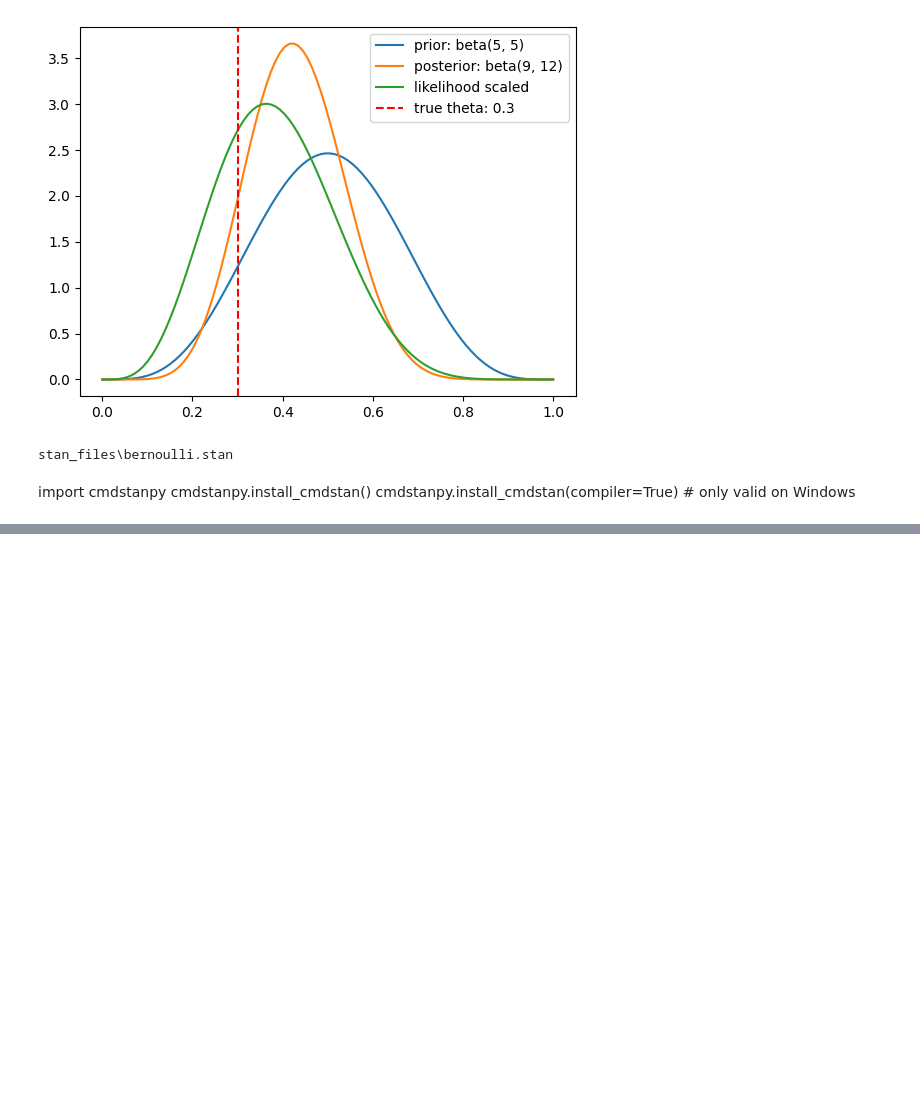
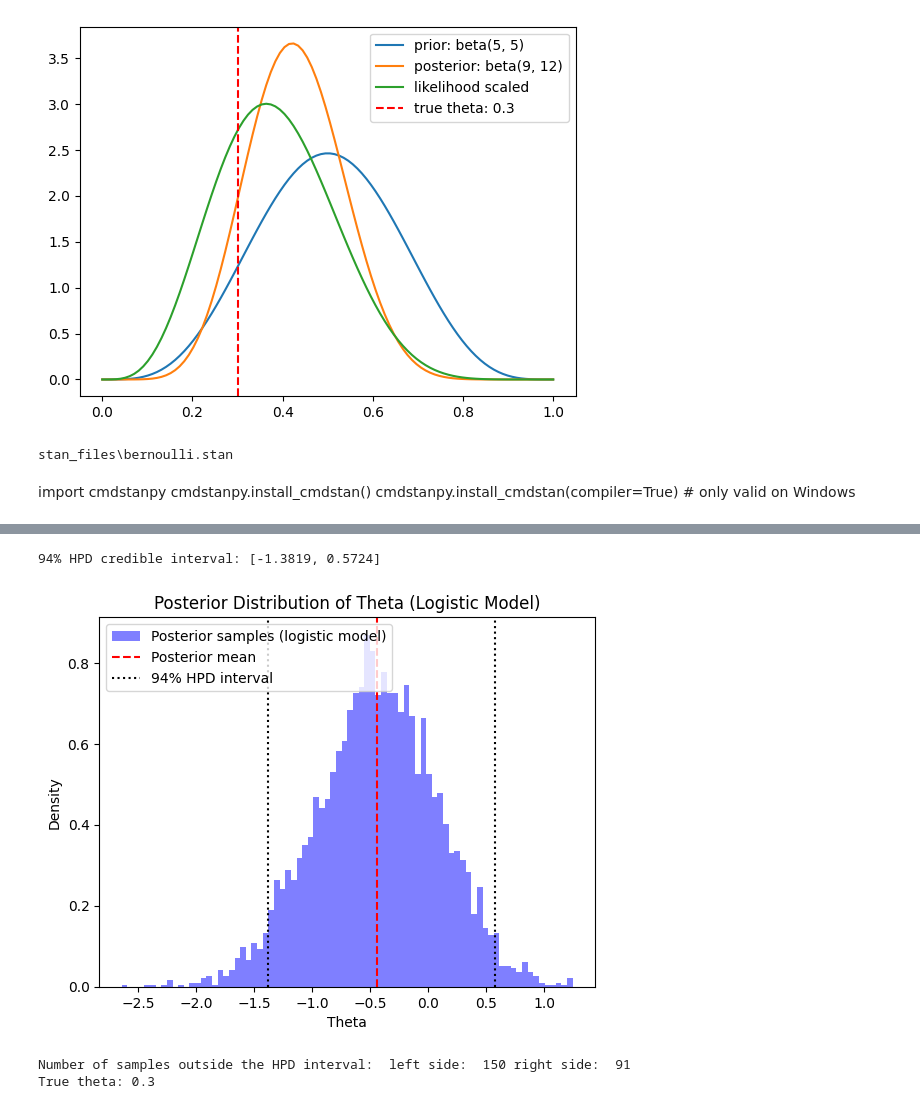
Before and after one commit to yongduek/KOS6313, a Jupyter notebook: beta_bernoulli.ipynb, the cells around one changed output, grey strips where cells are left out. Saved outputs shown, nothing was run; the diff lists cells and outputs as text; code cells hidden in the pictures; blank space fills up the shorter version.

Commit message:
add credible interval

```diff
--- a/beta_bernoulli.ipynb
+++ b/beta_bernoulli.ipynb
@@ -339,0 +418,30 @@ plt.show()
+# %%
+import arviz as az
+
+# Compute the 94% HPD (smallest credible interval)
+hpd_interval = az.hdi(theta_samples_logistic, hdi_prob=0.94)
+print(f"94% HPD credible interval: [{hpd_interval[0]:.4f}, {hpd_interval[1]:.4f}]")
+
+# Plot with HPD interval
+plt.hist(theta_samples_logistic, bins=80, density=True, alpha=0.5, color='blue', label='Posterior samples (logistic model)')
+plt.axvline(np.mean(theta_samples_logistic), color='red', linestyle='dashed', label='Posterior mean')
+plt.axvline(hpd_interval[0], color='black', linestyle='dotted', label='94% HPD interval')
+plt.axvline(hpd_interval[1], color='black', linestyle='dotted')
+plt.xlabel('Theta')
+plt.ylabel('Density')
+plt.title('Posterior Distribution of Theta (Logistic Model)')
+plt.legend()
+plt.show()
+# %% [output]
+94% HPD credible interval: [-1.3819, 0.5724]
+[figure, added]
+# %%
+print("Number of samples outside the HPD interval: ",
+        "left side: ", sum(theta_samples_logistic <= hpd_interval[0]),
+        "right side: ", sum(theta_samples_logistic >= hpd_interval[1])
+)
+# Check if the true value of theta is within the HPD interval
+print(f"True theta: {theta}")
+# %% [output]
+Number of samples outside the HPD interval:  left side:  150 right side:  91
+True theta: 0.3
```
Also changed, not shown: parts of 14 cells of this notebook.
